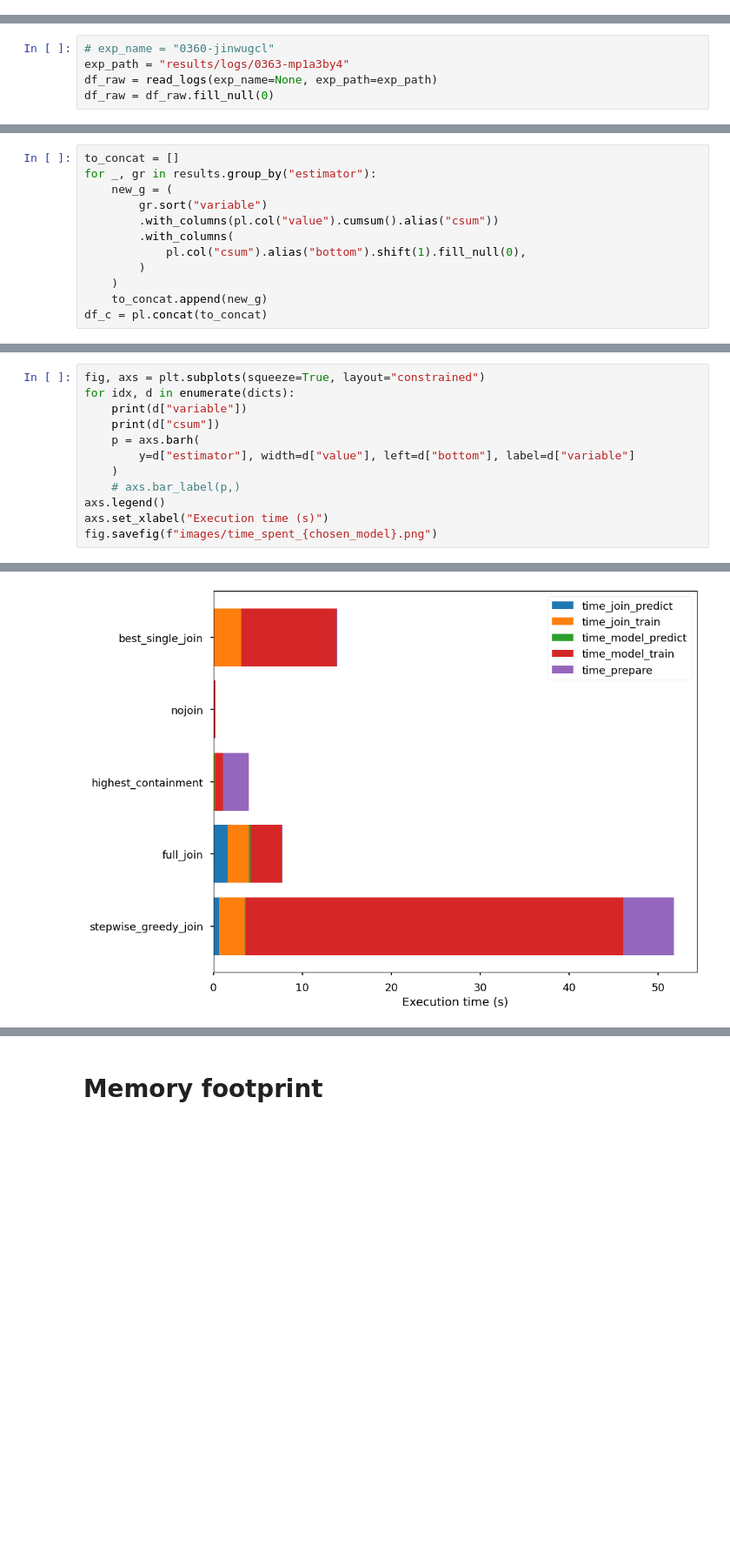
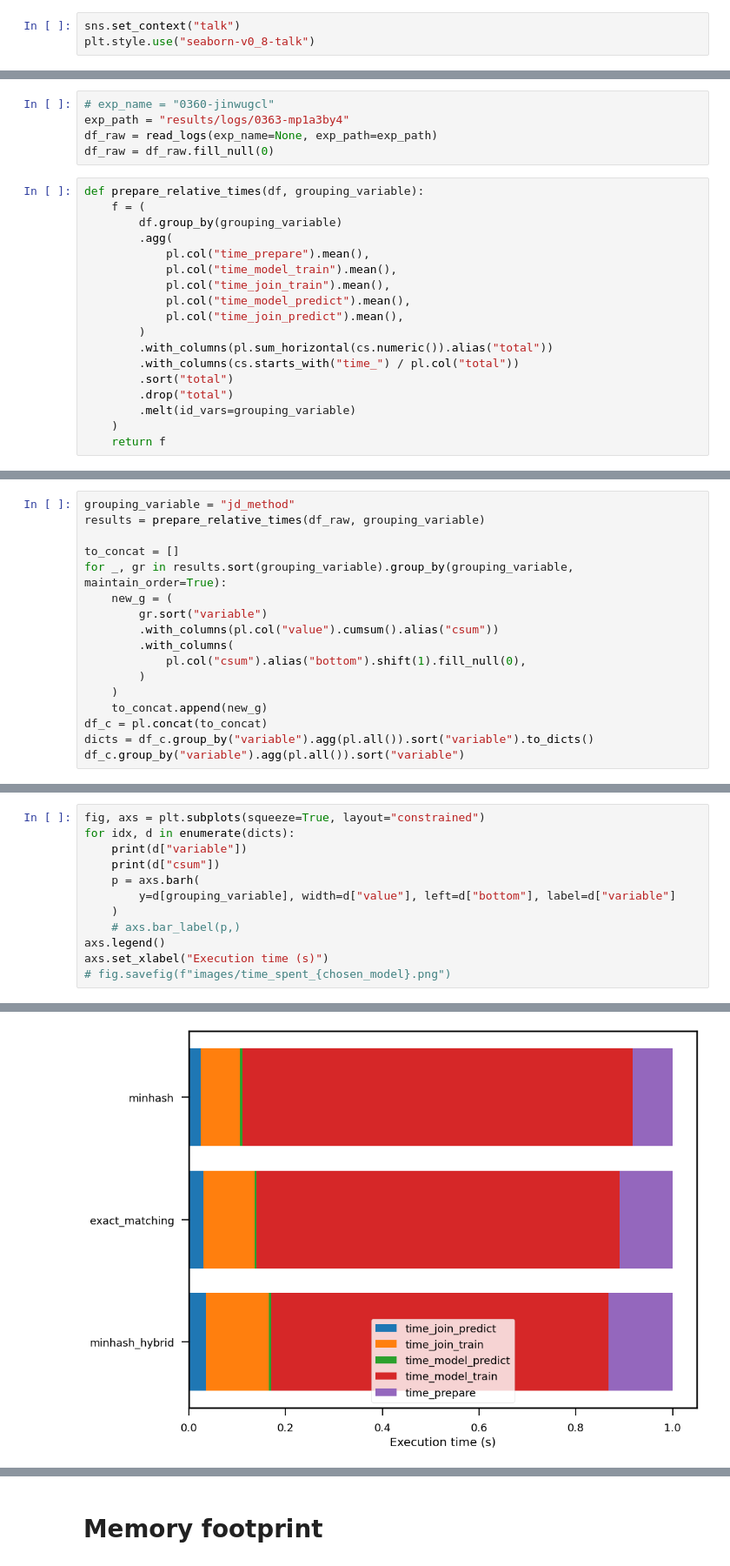
Before and after one commit to rcap107/retrieve-merge-predict, a Jupyter notebook: notebooks/Plot time spent in sections.ipynb, the cells around one changed output, grey strips where cells are left out. Shown at 87% size. Cells and saved outputs as stored; diff of their text form; blank space fills up the shorter version.

```diff
--- a/notebooks/Plot time spent in sections.ipynb
+++ b/notebooks/Plot time spent in sections.ipynb
@@ -26,3 +27,6 @@ LABEL_MAPPING = plotting.LABEL_MAPPING
 # %% [output]
 The autoreload extension is already loaded. To reload it, use:
   %reload_ext autoreload
+# %%
+sns.set_context("talk")
+plt.style.use("seaborn-v0_8-talk")
@@ -37,3 +49,21 @@ The autoreload extension is already loaded. To reload it, use:
 exp_path = "results/logs/0363-mp1a3by4"
 df_raw = read_logs(exp_name=None, exp_path=exp_path)
 df_raw = df_raw.fill_null(0)
+# %%
+def prepare_relative_times(df, grouping_variable):
+    f = (
+        df.group_by(grouping_variable)
+        .agg(
+            pl.col("time_prepare").mean(),
+            pl.col("time_model_train").mean(),
+            pl.col("time_join_train").mean(),
+            pl.col("time_model_predict").mean(),
+            pl.col("time_join_predict").mean(),
+        )
+        .with_columns(pl.sum_horizontal(cs.numeric()).alias("total"))
+        .with_columns(cs.starts_with("time_") / pl.col("total"))
+        .sort("total")
+        .drop("total")
+        .melt(id_vars=grouping_variable)
+    )
+    return f
@@ -60,6 +199,9 @@ dicts = results.group_by("estimator").agg(pl.all()).to_dicts()
 # %%
+grouping_variable = "jd_method"
+results = prepare_relative_times(df_raw, grouping_variable)
+
 to_concat = []
-for _, gr in results.group_by("estimator"):
+for _, gr in results.sort(grouping_variable).group_by(grouping_variable, maintain_order=True):
     new_g = (
         gr.sort("variable")
         .with_columns(pl.col("value").cumsum().alias("csum"))
@@ -69,3 +211,5 @@ for _, gr in results.group_by("estimator"):
     )
     to_concat.append(new_g)
 df_c = pl.concat(to_concat)
+dicts = df_c.group_by("variable").agg(pl.all()).sort("variable").to_dicts()
+df_c.group_by("variable").agg(pl.all()).sort("variable")
@@ -88,11 +228,11 @@ for idx, d in enumerate(dicts):
     print(d["variable"])
     print(d["csum"])
     p = axs.barh(
-        y=d["estimator"], width=d["value"], left=d["bottom"], label=d["variable"]
+        y=d[grouping_variable], width=d["value"], left=d["bottom"], label=d["variable"]
     )
     # axs.bar_label(p,)
 axs.legend()
 axs.set_xlabel("Execution time (s)")
-fig.savefig(f"images/time_spent_{chosen_model}.png")
+# fig.savefig(f"images/time_spent_{chosen_model}.png")
 # %% [output]
 time_join_predict
@@ -108,2 +249,2 @@ time_prepare
-[figure, old version]
+[figure, new version]
 # %%
```
Also changed, not shown: parts of 25 cells of this notebook, 7 other files.
